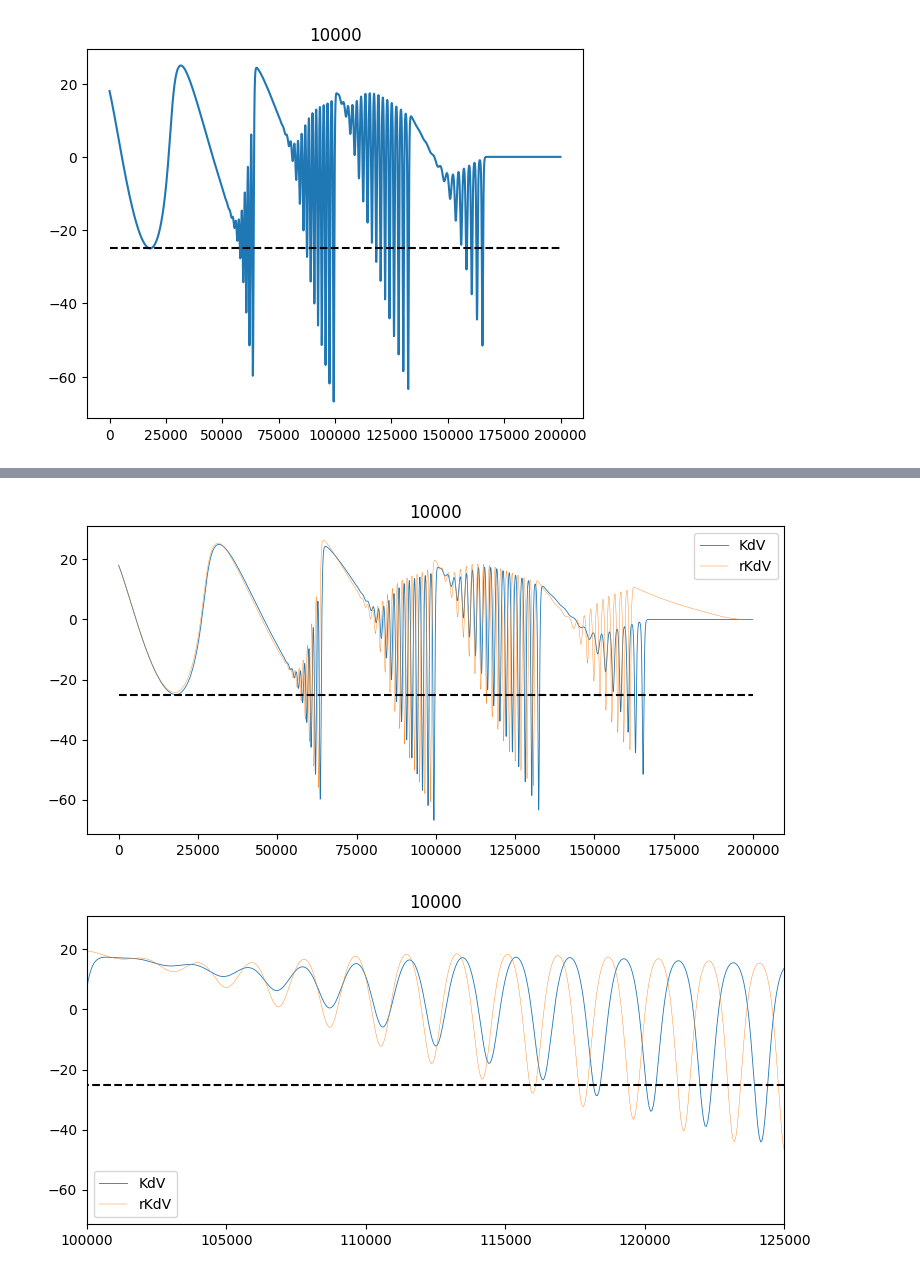
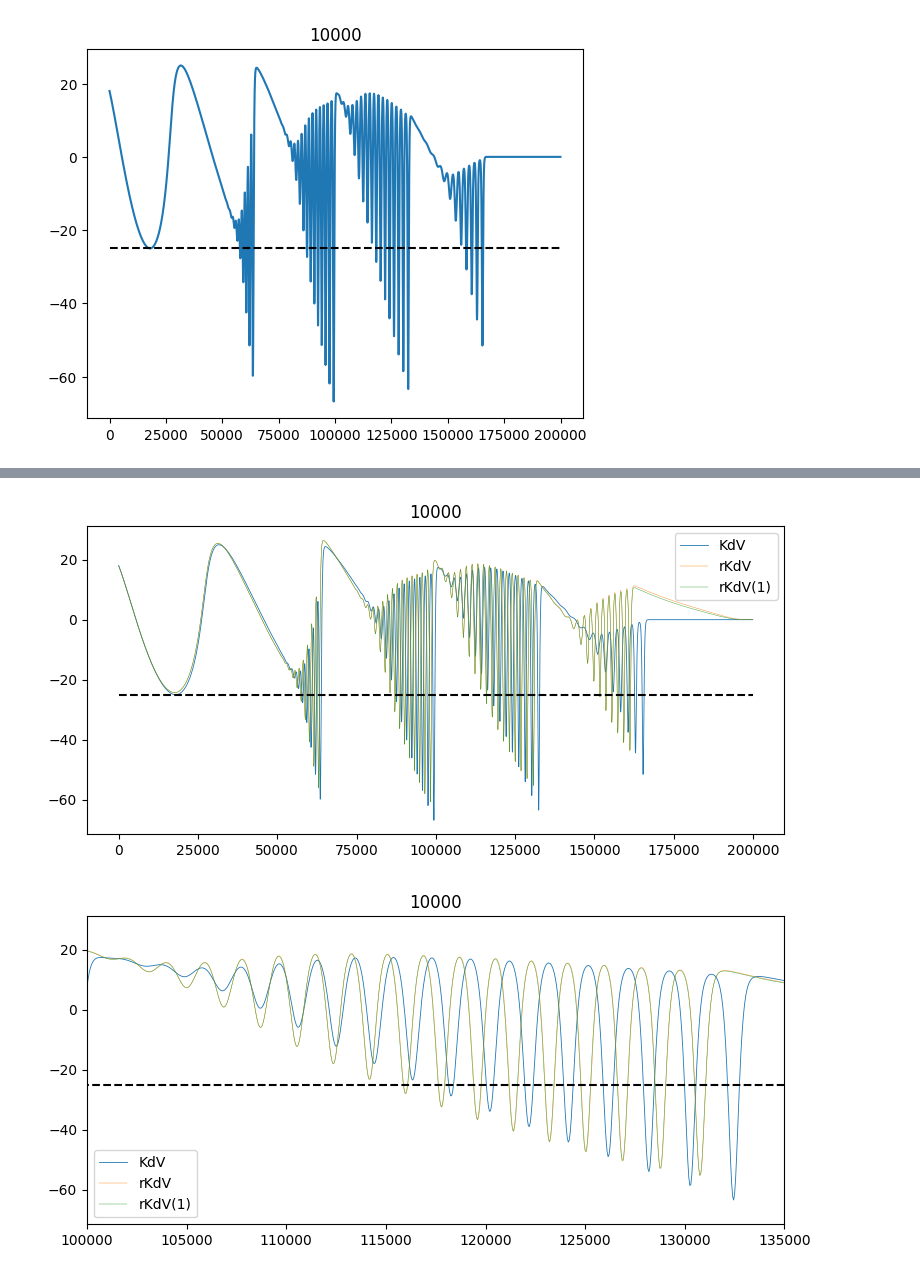
Before and after one commit to mrayson/iwaves, a Jupyter notebook: sandpit/test_rotating_kdv.ipynb, the cells around one changed output, grey strips where cells are left out. Cells and saved outputs as stored; diff of their text form; code cells hidden in the pictures.

Commit message:
slightly modified rotation term in rvkdv to align w/ Obregon and Stepanyants 2012

```diff
--- a/sandpit/test_rotating_kdv.ipynb
+++ b/sandpit/test_rotating_kdv.ipynb
@@ -96,5 +108,5 @@ $$
 # %%
-class rKdV(KdV):
+class rKdV1(KdV):
     def __init__(self, cor_f=0, **kwargs):
         self.cor_f = cor_f
         KdV.__init__(self, **kwargs)
@@ -110,33 +122,66 @@ class rKdV(KdV):
         rhs -= np.cumsum(cff * A * self.dx)
 
         return rhs
+
+class rKdV(KdV):
+    def __init__(self, cor_f=0, **kwargs):
+        self.cor_f = cor_f
+        KdV.__init__(self, **kwargs)
+
+    def calc_nonlinear_rhs(self, A):
+        """
+        Calculate the nonlinear steepening term vectors
+        """
+        rhs = KdV.calc_nonlinear_rhs(self, A)
+
+        cff = 0.5*self.cor_f*self.cor_f / self.c
+
+        #rhs -= np.cumsum(cff * A * self.dx)
+        v = np.cumsum(A) * self.dx
+        L = self.N *  self.dx
+        v_bar = np.sum(v)/L
+        rhs -= cff*(v-v_bar)
+
+        return rhs
 # %%
 cor_f = 5e-5
 myrkdv = rKdV(cor_f=cor_f, **kdvargs)
-
 
 for ii in range(nsteps):
     if myrkdv.solve_step(bc_left=bcfunc(a0,myrkdv.t)) != 0:
         print('Blowing up at step: %d'%ii)
         break
+
+# First try
+cor_f = 5e-5
+myrkdv1 = rKdV1(cor_f=cor_f, **kdvargs)
+
+for ii in range(nsteps):
+    if myrkdv1.solve_step(bc_left=bcfunc(a0,myrkdv1.t)) != 0:
+        print('Blowing up at step: %d'%ii)
+        break
 # %%
 plt.figure(figsize=(9,4))
 plt.plot(x,mykdv.B_n_p1, lw=0.6)
 plt.plot(x,myrkdv.B_n_p1, lw=0.3)
-plt.legend(('KdV','rKdV'))
+plt.plot(x,myrkdv1.B_n_p1, lw=0.3)
+
+plt.legend(('KdV','rKdV','rKdV(1)'))
 plt.plot([x[0],x[-1]],[a0,a0],'k--')
 plt.title(nsteps)
 plt.show()
 # %% [output]
-[figure, old version]
+[figure, new version]
 # %%
 plt.figure(figsize=(9,4))
 plt.plot(x,mykdv.B_n_p1, lw=0.6)
 plt.plot(x,myrkdv.B_n_p1, lw=0.3)
-plt.legend(('KdV','rKdV'))
+plt.plot(x,myrkdv1.B_n_p1, lw=0.3)
+
+plt.legend(('KdV','rKdV','rKdV(1)'))
 plt.plot([x[0],x[-1]],[a0,a0],'k--')
 plt.title(nsteps)
-plt.xlim(1e5,1.25e5)
+plt.xlim(1e5,1.35e5)
 plt.show()
 # %% [output]
-[figure, old version]
+[figure, new version]
```
Also changed, not shown: parts of 2 cells of this notebook, 3 other files.
